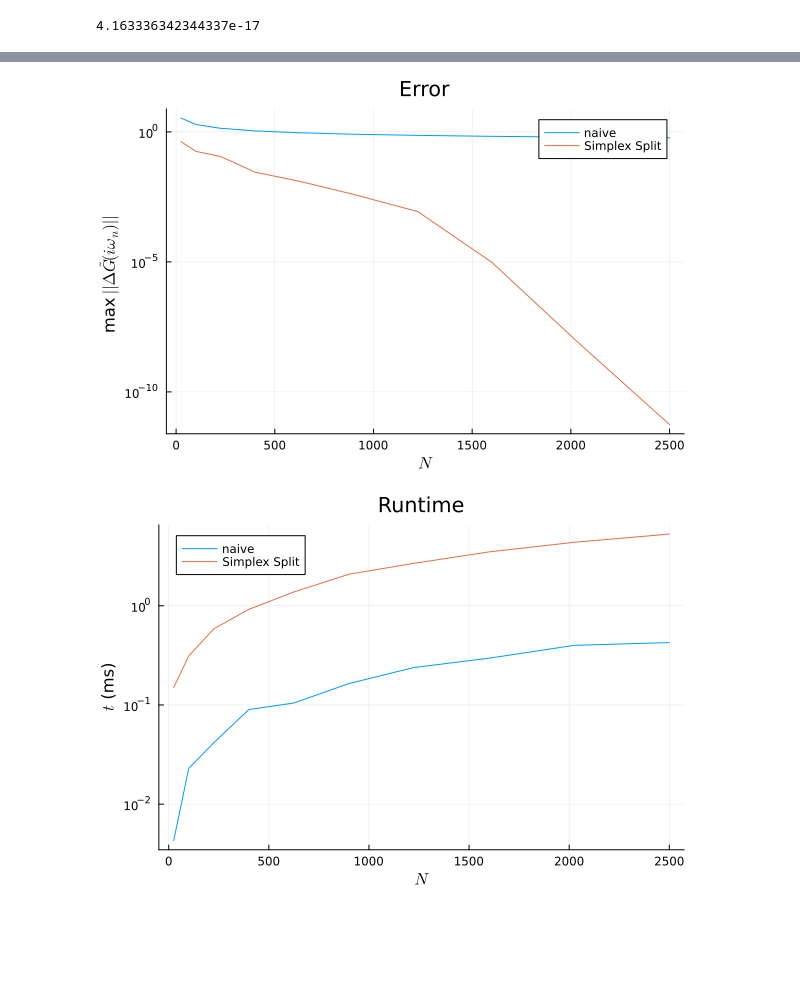
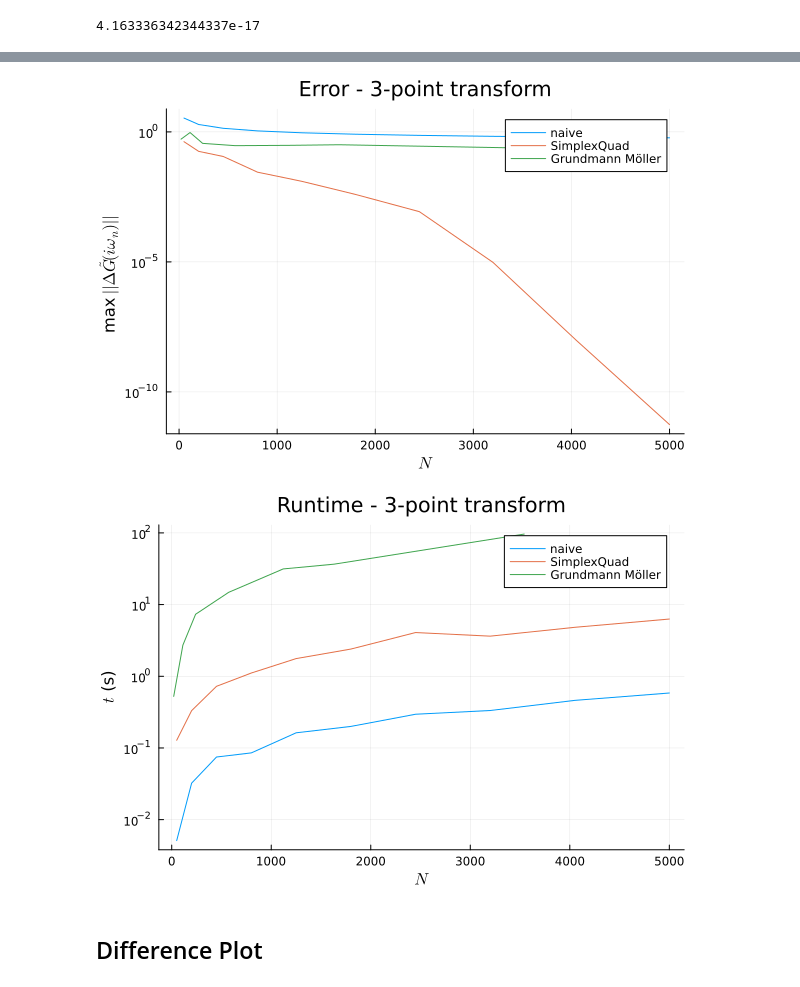
Before and after one commit to SuperMX/HubbardIR, a Jupyter notebook: 3-point Fourier Transform of Green's Functions with Intermediate Representations on Hubbard Models.ipynb, the cells around one changed output, grey strips where cells are left out. Cells and saved outputs as stored; diff of their text form; code cells hidden in the pictures; blank space fills up the shorter version.

```diff
--- a/3-point Fourier Transform of Green's Functions with Intermediate Representations on Hubbard Models.ipynb
+++ b/3-point Fourier Transform of Green's Functions with Intermediate Representations on Hubbard Models.ipynb
@@ -735,0 +980,21 @@ end
+# %%
+numpointss_SimplexSplitGM = []
+errors_SimplexSplitGM = []
+runtime_SimplexSplitGM = []
+values_SimplexSplitGM = []
+
+for numpoints in [5, 10, 15, 20, 27, 30, 40]
+
+    dt = @elapsed begin
+    transform_SimplexSplitGM, npointsreal = G_ABC_gm_transform_simplex(A3, B3, C3, H3, β3, space3, n_max3, n_max3, numpoints)
+    transform_SimplexSplitGM = cutOffResonanceGR(real(transform_SimplexSplitGM), 2) .+
+                            im.*cutOffResonanceGR(imag(transform_SimplexSplitGM), 2)
+    end
+    append!(runtime_SimplexSplitGM, dt)
+    append!(values_SimplexSplitGM, [transform_SimplexSplitGM])
+
+    error_SimplexSplitGM = maximum(abs.(imag(transform_Lehmann)-imag(transform_SimplexSplitGM)))
+
+    append!(numpointss_SimplexSplitGM, npointsreal) # TODO
+    append!(errors_SimplexSplitGM, error_SimplexSplitGM)
+end
@@ -736,26 +1013,34 @@ end
 # %%
 plot([numpointss_Naive],[errors_Naive],
-    title = "Error",
+    title = "Error - 3-point transform",
     label = ["naive" "Simplex Split" "Gauss-Legendre"],
     yaxis =:log,
     lw = 1, xlabel = L"N", ylabel = "max "*L"||\Delta\tilde{G}(iω_n)||", fmt = :png)
 plot!([numpointss_SimplexSplit],[errors_SimplexSplit],
-    title = "Error",
-    label = ["Simplex Split" "Gauss-Legendre"],
+    label = ["SimplexQuad" "Gauss-Legendre"],
     yaxis =:log,
     lw = 1, xlabel = L"N", ylabel = "max "*L"||\Delta\tilde{G}(iω_n)||", fmt = :png)
+plot!([numpointss_SimplexSplitGM],[errors_SimplexSplitGM],
+    label = ["Grundmann Möller" "Gauss-Legendre"],
+    yaxis =:log,
+    lw = 1, xlabel = L"N", ylabel = "max "*L"||\Delta\tilde{G}(iω_n)||", fmt = :png)
 # %% [output]
-[figure, old version]
+[figure, new version]
 # %%
 plot([numpointss_Naive],[runtime_Naive],
-    title = "Runtime",
+    title = "Runtime - 3-point transform",
     label = ["naive" "Gauss-Konrod adaptive" "Gauss-Legendre"],
     yaxis =:log,
-    lw = 1, xlabel = L"N", ylabel = L"t"*" (ms)", fmt = :png)
+    lw = 1, xlabel = L"N", ylabel = L"t"*" (s)", fmt = :png)
 plot!([numpointss_SimplexSplit],[runtime_SimplexSplit],
-    title = "Runtime",
-    label = ["Simplex Split" "Gauss-Legendre"],
+    label = ["SimplexQuad" "Gauss-Legendre"],
     yaxis =:log,
-    lw = 1, xlabel = L"N", ylabel = L"t"*" (ms)", fmt = :png)
+    lw = 1, xlabel = L"N", ylabel = L"t"*" (s)", fmt = :png)
+plot!([numpointss_SimplexSplitGM],[runtime_SimplexSplitGM],
+    label = ["Grundmann Möller" "Gauss-Legendre"],
+    yaxis =:log,
+    lw = 1, xlabel = L"N", ylabel = L"t"*" (s)", fmt = :png)
 # %% [output]
-[figure, old version]
+[figure, new version]
+# %% [markdown]
+## Difference Plot
```
Also changed, not shown: parts of 30 cells of this notebook, 1 other file.
